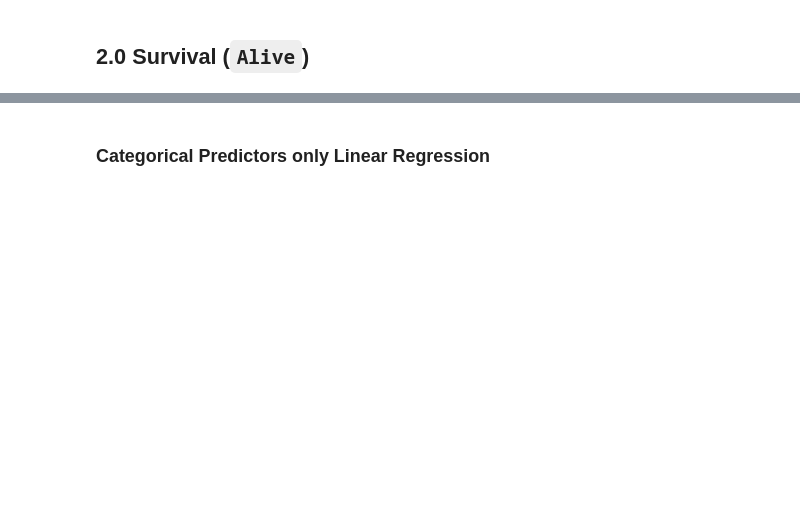
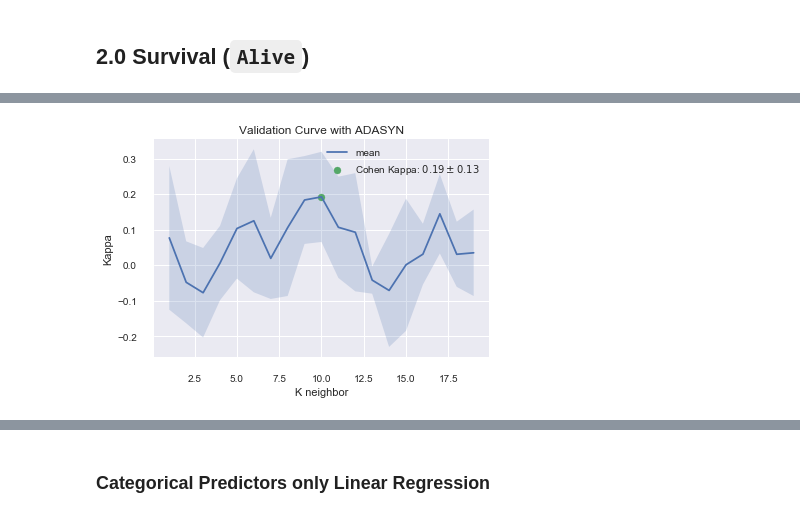
Before and after one commit to JCardenasRdz/Insights-into-the-I-SPY-clinical-trial, a Jupyter notebook: 3-Predictive_stats.ipynb, the cells around one changed output, grey strips where cells are left out. Cells and saved outputs as stored; diff of their text form; code cells hidden in the pictures; blank space fills up the shorter version.

```diff
--- a/3-Predictive_stats.ipynb
+++ b/3-Predictive_stats.ipynb
@@ -251,0 +198,14 @@ avg / total       0.58      0.74      0.65        42
+# %%
+# allocate  outcome
+outcome = 'Alive'
+y = predictive_statistics.labels_to_numbers(df, outcome)
+
+# extended clinical predictors
+clinical_predictors = ['PCR','age','White', 'ER+', 'PR+', 'HR+'];
+X_clinical = pd.pandas.get_dummies(df[clinical_predictors], drop_first=True).values
+
+# allocate a single variable X
+X = np.concatenate( (X_clinical, X_mri), axis=1)
+
+# split
+X_train, X_test, y_train, y_test = train_test_split(X, y, random_state=RANDOM_STATE)
@@ -251,0 +217,9 @@ avg / total       0.58      0.74      0.65        42
+# %%
+# unbalanced learning
+clf_opt, clf_std= unbalanced_learning(X,y,clf)
+
+# train with optimized parameters and predict
+clf_opt.fit(X_train, y_train)
+yhat = clf_opt.predict(X_test)
+# %% [output]
+[figure, added]
```
Also changed, not shown: parts of 42 cells of this notebook, 2 other files.
